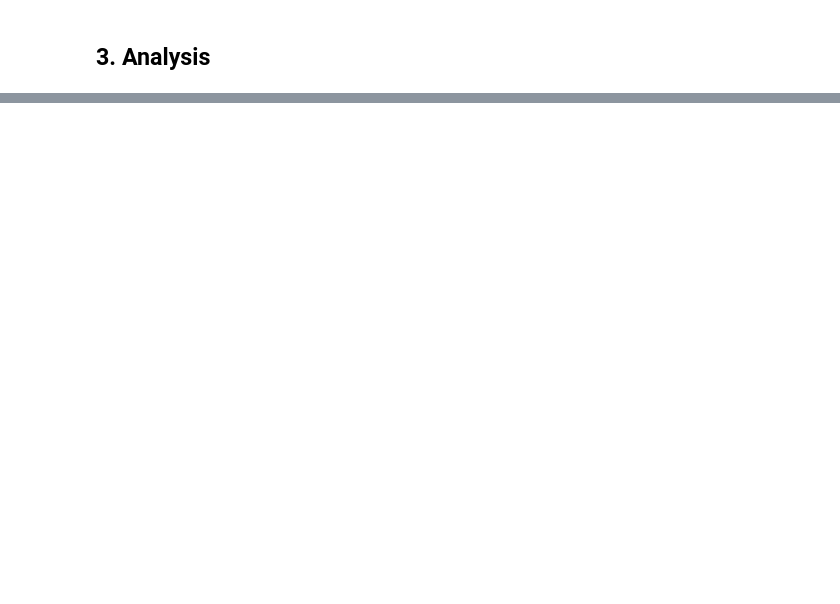
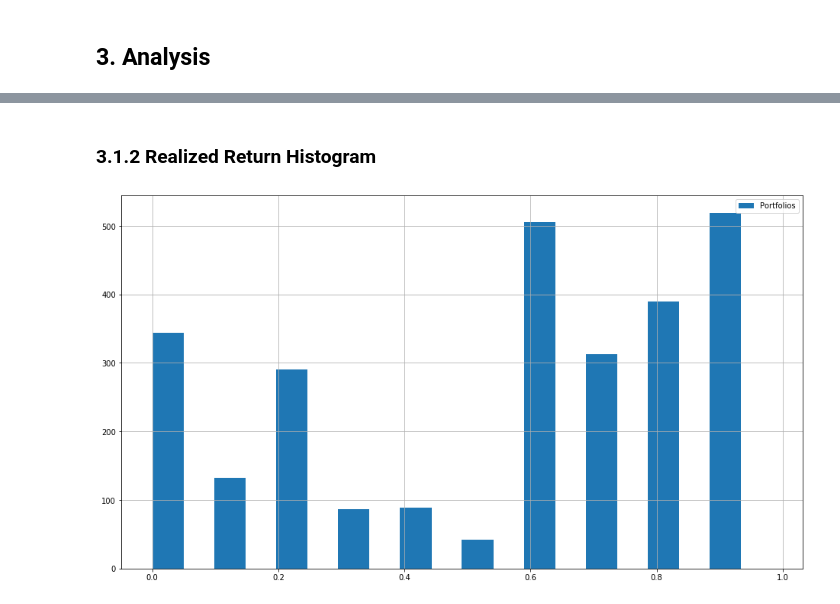
Before and after one commit to Zhehao97/AlgorithmicTrading_final, a Jupyter notebook: 2.Carry Trade Implementation.ipynb, the cells around one changed output, grey strips where cells are left out. Saved outputs shown, nothing was run; the diff lists cells and outputs as text; code cells hidden in the pictures; blank space fills up the shorter version.

```diff
--- a/2.Carry Trade Implementation.ipynb
+++ b/2.Carry Trade Implementation.ipynb
@@ -88,0 +171,8 @@ results['Period'].hist()
+# %% [markdown]
+### 3.1.2 Realized Return Histogram
+# %%
+results_09['Real_Return'].hist(width=0.05, label='Portfolios')
+plt.legend()
+plt.show()
+# %% [output]
+[figure, added]
```
Also changed, not shown: parts of 32 cells of this notebook, 1 other file.
